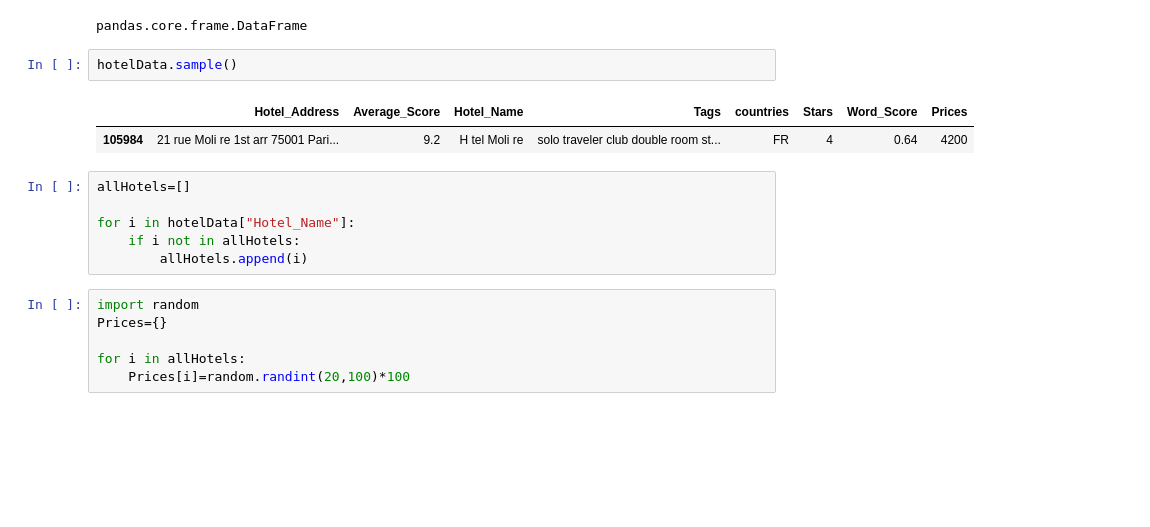
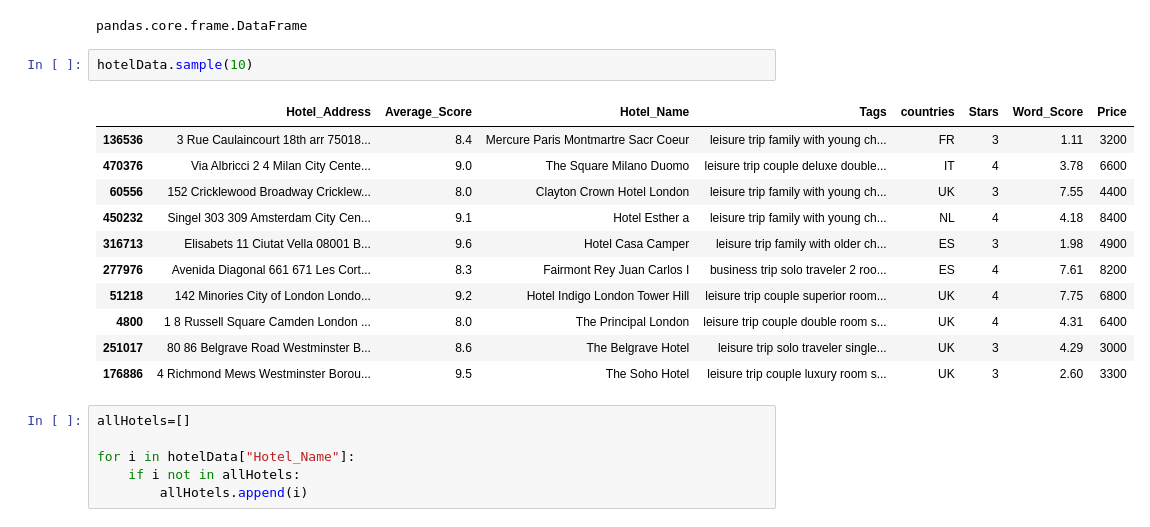
Before and after one commit to AvirupRay/Hotel-Recommendations-Based-on-Customer-Feedback, a Jupyter notebook: cleanData.ipynb, the cells around one changed output. Drawn from its saved outputs; the diff is of its cells as text; blank space fills up the shorter version.

Commit message:
prices added and filtered

```diff
--- a/cleanData.ipynb
+++ b/cleanData.ipynb
@@ -244,19 +244,22 @@ type(hotelData)
 # %% [output]
 pandas.core.frame.DataFrame
 # %%
-hotelData.sample()
+hotelData.sample(10)
 # %% [output]
-|  | Hotel_Address | Average_Score | Hotel_Name | Tags | countries | Stars | Word_Score | Prices |
-| 105984 | 21 rue Moli re 1st arr 75001 Pari... | 9.2 | H tel Moli re | solo traveler club double room st... | FR | 4 | 0.64 | 4200 |
+|  | Hotel_Address | Average_Score | Hotel_Name | Tags | countries | Stars | Word_Score | Price |
+| 136536 | 3 Rue Caulaincourt 18th arr 75018... | 8.4 | Mercure Paris Montmartre Sacr Coeur | leisure trip family with young ch... | FR | 3 | 1.11 | 3200 |
+| 470376 | Via Albricci 2 4 Milan City Cente... | 9.0 | The Square Milano Duomo | leisure trip couple deluxe double... | IT | 4 | 3.78 | 6600 |
+| 60556 | 152 Cricklewood Broadway Cricklew... | 8.0 | Clayton Crown Hotel London | leisure trip family with young ch... | UK | 3 | 7.55 | 4400 |
+| 450232 | Singel 303 309 Amsterdam City Cen... | 9.1 | Hotel Esther a | leisure trip family with young ch... | NL | 4 | 4.18 | 8400 |
+| 316713 | Elisabets 11 Ciutat Vella 08001 B... | 9.6 | Hotel Casa Camper | leisure trip family with older ch... | ES | 3 | 1.98 | 4900 |
+| 277976 | Avenida Diagonal 661 671 Les Cort... | 8.3 | Fairmont Rey Juan Carlos I | business trip solo traveler 2 roo... | ES | 4 | 7.61 | 8200 |
+| 51218 | 142 Minories City of London Londo... | 9.2 | Hotel Indigo London Tower Hill | leisure trip couple superior room... | UK | 4 | 7.75 | 6800 |
+| 4800 | 1 8 Russell Square Camden London ... | 8.0 | The Principal London | leisure trip couple double room s... | UK | 4 | 4.31 | 6400 |
+| 251017 | 80 86 Belgrave Road Westminster B... | 8.6 | The Belgrave Hotel | leisure trip solo traveler single... | UK | 3 | 4.29 | 3000 |
+| 176886 | 4 Richmond Mews Westminster Borou... | 9.5 | The Soho Hotel | leisure trip couple luxury room s... | UK | 3 | 2.60 | 3300 |
 # %%
 allHotels=[]
 
 for i in hotelData["Hotel_Name"]:
     if i not in allHotels:
         allHotels.append(i)
-# %%
-import random
-Prices={}
-
-for i in allHotels:
-    Prices[i]=random.randint(20,100)*100
```
Also changed, not shown: parts of 11 cells of this notebook, 3 other files.
